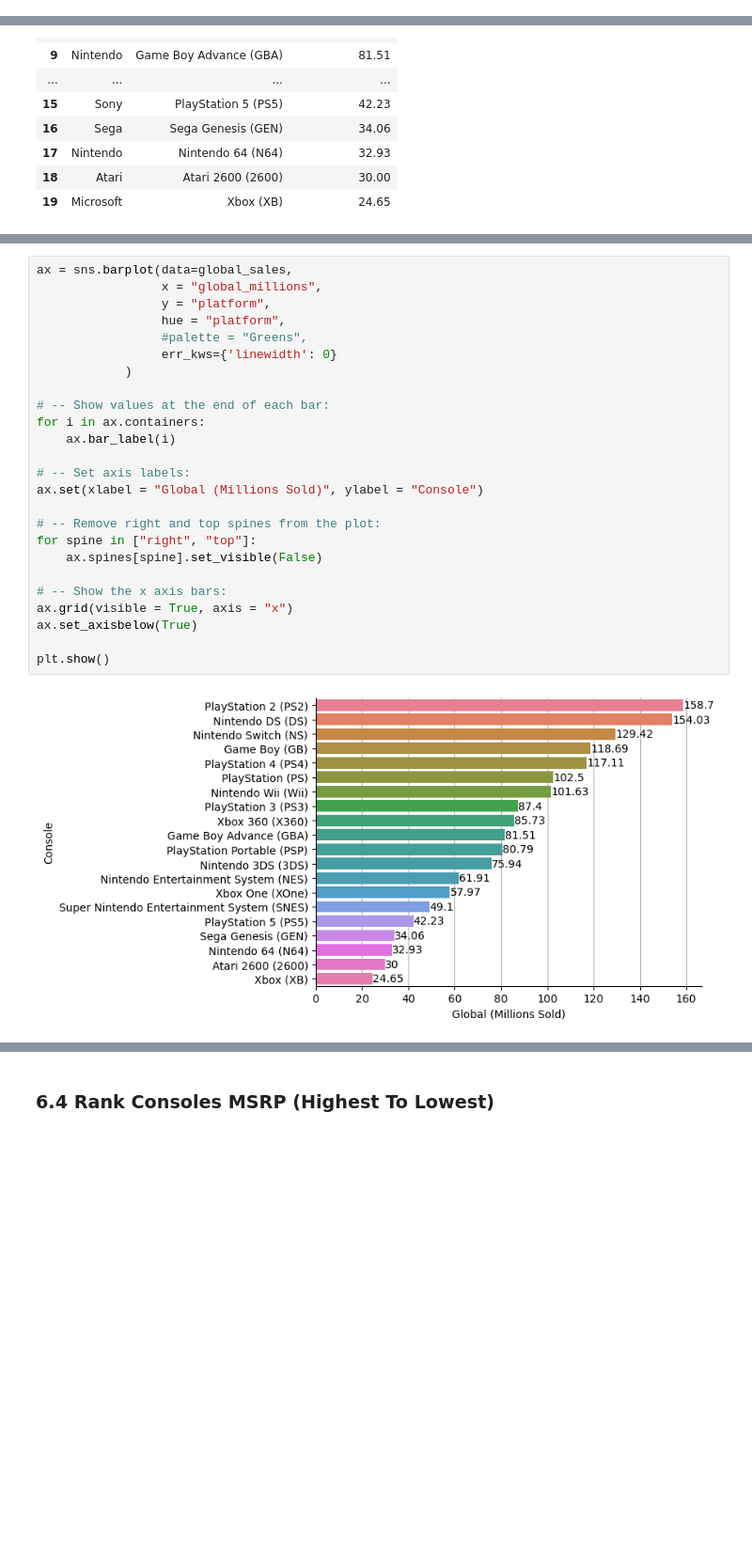
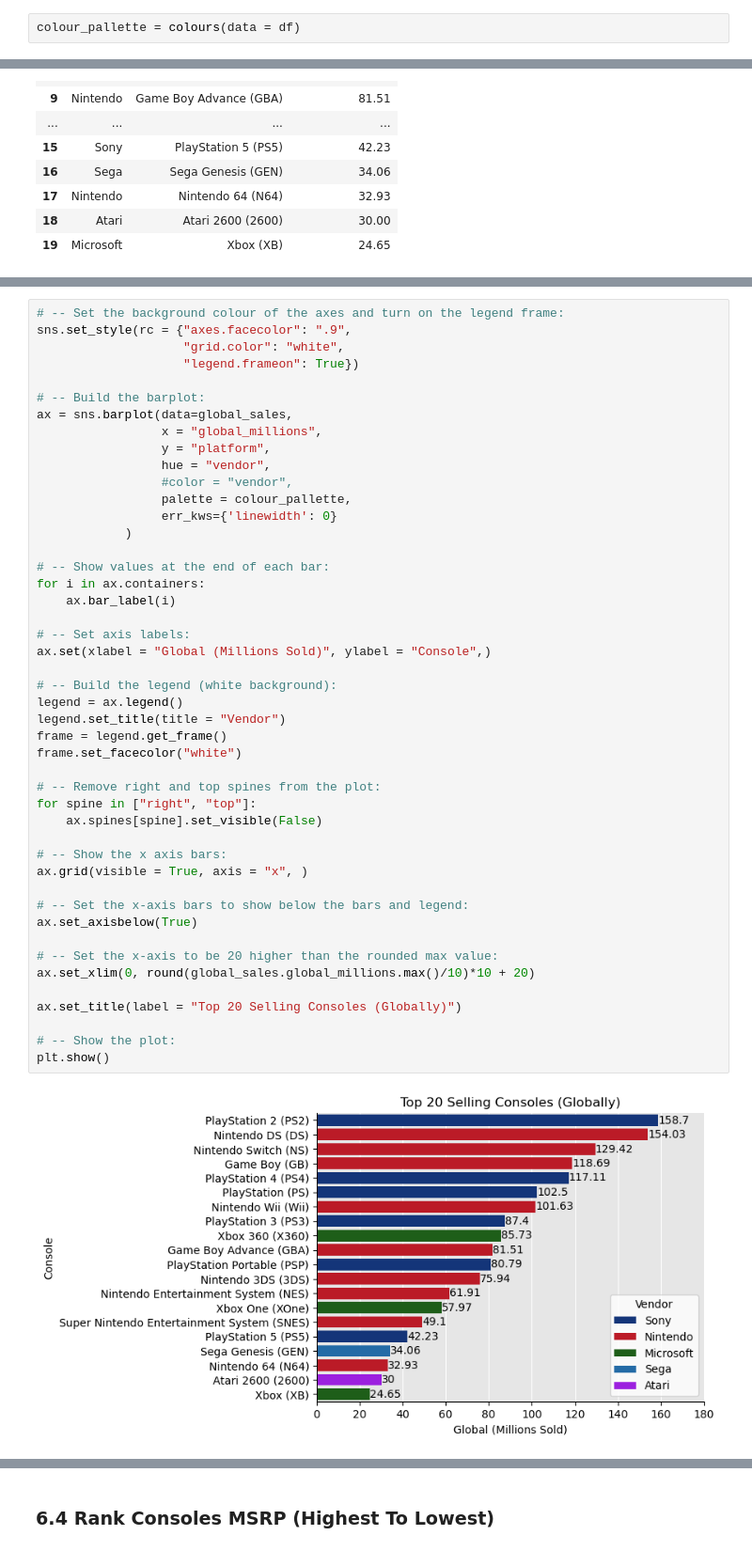
Before and after one commit to York13Pud/data-analytics-portfolio, a Jupyter notebook: video-game-console-sales/analysis.ipynb, the cells around one changed output, grey strips where cells are left out. Shown at 94% size. Saved outputs shown, nothing was run; the diff lists cells and outputs as text; blank space fills up the shorter version.

Commit message:
Completed testing of barplot layout

```diff
--- a/video-game-console-sales/analysis.ipynb
+++ b/video-game-console-sales/analysis.ipynb
@@ -104 +106,3 @@ df = df.reindex(columns = columns)
+# %%
+colour_pallette = colours(data = df)
 # %% [markdown]
@@ -200,28 +191,49 @@ sns.despine()
 # %%
+# -- Set the background colour of the axes and turn on the legend frame:
+sns.set_style(rc = {"axes.facecolor": ".9",
+                    "grid.color": "white",
+                    "legend.frameon": True})
+
+# -- Build the barplot:
 ax = sns.barplot(data=global_sales,
                  x = "global_millions",
                  y = "platform",
-                 hue = "platform",
-                 #palette = "Greens",
+                 hue = "vendor",
+                 #color = "vendor",
+                 palette = colour_pallette,
                  err_kws={'linewidth': 0}
             )
 
 # -- Show values at the end of each bar:
 for i in ax.containers:
     ax.bar_label(i)
 
 # -- Set axis labels:
-ax.set(xlabel = "Global (Millions Sold)", ylabel = "Console")
+ax.set(xlabel = "Global (Millions Sold)", ylabel = "Console",)
+
+# -- Build the legend (white background):
+legend = ax.legend()
+legend.set_title(title = "Vendor")
+frame = legend.get_frame()
+frame.set_facecolor("white")
 
 # -- Remove right and top spines from the plot:
 for spine in ["right", "top"]:
     ax.spines[spine].set_visible(False)
 
 # -- Show the x axis bars:
-ax.grid(visible = True, axis = "x")
+ax.grid(visible = True, axis = "x", )
+
+# -- Set the x-axis bars to show below the bars and legend:
 ax.set_axisbelow(True)
 
+# -- Set the x-axis to be 20 higher than the rounded max value:
+ax.set_xlim(0, round(global_sales.global_millions.max()/10)*10 + 20)
+
+ax.set_title(label = "Top 20 Selling Consoles (Globally)")
+
+# -- Show the plot:
 plt.show()
 # %% [output]
-[figure, old version]
+[figure, new version]
 # %% [markdown]
```
Also changed, not shown: parts of 9 cells of this notebook.
